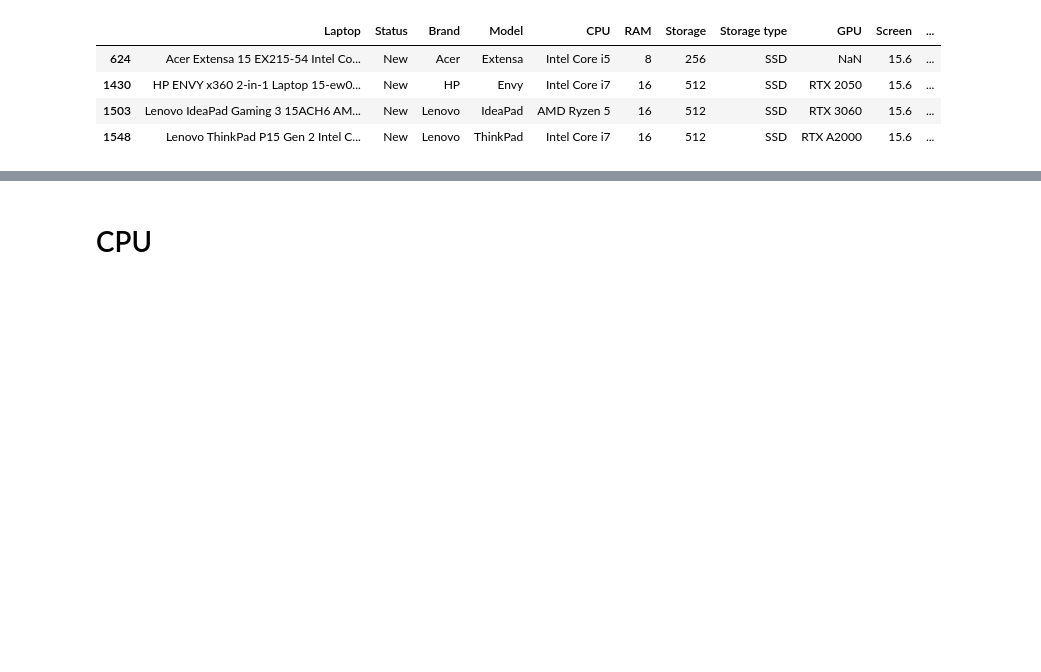
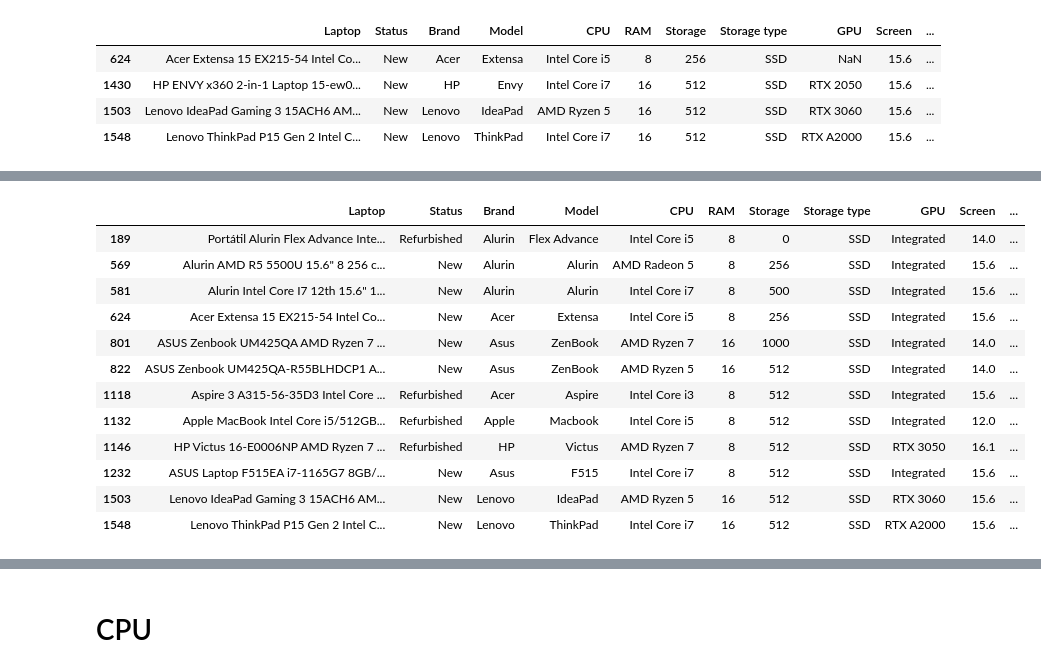
Before and after one commit to M4tchaa/lappick-ml, a Jupyter notebook: explore_dataset.ipynb, the cells around one changed output, grey strips where cells are left out. Drawn from its saved outputs; the diff is of its cells as text; code cells hidden in the pictures; blank space fills up the shorter version.

Commit message:
memperbarui dataset dengan cpu dan gpu benchmark

```diff
--- a/explore_dataset.ipynb
+++ b/explore_dataset.ipynb
@@ -160,0 +245,3 @@ df3.loc[storage_type_na_indexes]
+# %%
+# Mengganti nilai null pada kolom 'GPU' dengan 'Integrated'
+df3['GPU'].fillna('Integrated', inplace=True)
@@ -160,0 +288,3 @@ df3.loc[storage_type_na_indexes]
+# %%
+df3.loc[300, 'CPU'] = 'AMD 3015Ce'
+df3.loc[300]
@@ -160,0 +329,11 @@ df3.loc[storage_type_na_indexes]
+# %%
+# Konversi harga ke jutaan jika perlu
+df3['Final Price'] = df3['Final Price'] * 16500  # USD to IDR
+
+# Pastikan kolom RAM dan Storage bertipe numerik
+df3['RAM'] = df3['RAM'].astype(int)
+df3['Storage'] = df3['Storage'].astype(int)
+
+# Normalisasi teks
+df3['Touch'] = df3['Touch'].str.strip().str.lower()
+df3['Touch'] = df3['Touch'].replace({'yes': 1, 'no': 0})
@@ -160,0 +422,10 @@ df3.loc[storage_type_na_indexes]
+# %%
+df4 = df3.copy()
+
+# Terapkan fungsi untuk CPU
+df4['Laptop_CPU'] = df4.apply(extract_cpu_info, axis=1)
+
+# Terapkan fungsi untuk Nama Laptop
+df4['Laptop_name'] = df4.apply(extract_laptop_name, axis=1)
+
+df4
@@ -160,0 +466,16 @@ df3.loc[storage_type_na_indexes]
+# %%
+df4[df4['Laptop_CPU'].isnull()]
+# %% [output]
+|  | Laptop | Status | Brand | Model | CPU | RAM | Storage | Storage type | GPU | Screen | ... |
+| 189 | Portátil Alurin Flex Advance Inte... | Refurbished | Alurin | Flex Advance | Intel Core i5 | 8 | 0 | SSD | Integrated | 14.0 | ... |
+| 569 | Alurin AMD R5 5500U 15.6" 8 256 c... | New | Alurin | Alurin | AMD Radeon 5 | 8 | 256 | SSD | Integrated | 15.6 | ... |
+| 581 | Alurin Intel Core I7 12th 15.6" 1... | New | Alurin | Alurin | Intel Core i7 | 8 | 500 | SSD | Integrated | 15.6 | ... |
+| 624 | Acer Extensa 15 EX215-54 Intel Co... | New | Acer | Extensa | Intel Core i5 | 8 | 256 | SSD | Integrated | 15.6 | ... |
+| 801 | ASUS Zenbook UM425QA AMD Ryzen 7 ... | New | Asus | ZenBook | AMD Ryzen 7 | 16 | 1000 | SSD | Integrated | 14.0 | ... |
+| 822 | ASUS Zenbook UM425QA-R55BLHDCP1 A... | New | Asus | ZenBook | AMD Ryzen 5 | 16 | 512 | SSD | Integrated | 14.0 | ... |
+| 1118 | Aspire 3 A315-56-35D3 Intel Core ... | Refurbished | Acer | Aspire | Intel Core i3 | 8 | 512 | SSD | Integrated | 15.6 | ... |
+| 1132 | Apple MacBook Intel Core i5/512GB... | Refurbished | Apple | Macbook | Intel Core i5 | 8 | 512 | SSD | Integrated | 12.0 | ... |
+| 1146 | HP Victus 16-E0006NP AMD Ryzen 7 ... | Refurbished | HP | Victus | AMD Ryzen 7 | 8 | 512 | SSD | RTX 3050 | 16.1 | ... |
+| 1232 | ASUS Laptop F515EA i7-1165G7 8GB/... | New | Asus | F515 | Intel Core i7 | 8 | 512 | SSD | Integrated | 15.6 | ... |
+| 1503 | Lenovo IdeaPad Gaming 3 15ACH6 AM... | New | Lenovo | IdeaPad | AMD Ryzen 5 | 16 | 512 | SSD | RTX 3060 | 15.6 | ... |
+| 1548 | Lenovo ThinkPad P15 Gen 2 Intel C... | New | Lenovo | ThinkPad | Intel Core i7 | 16 | 512 | SSD | RTX A2000 | 15.6 | ... |
```
Also changed, not shown: parts of 175 cells of this notebook, 9 other files.
